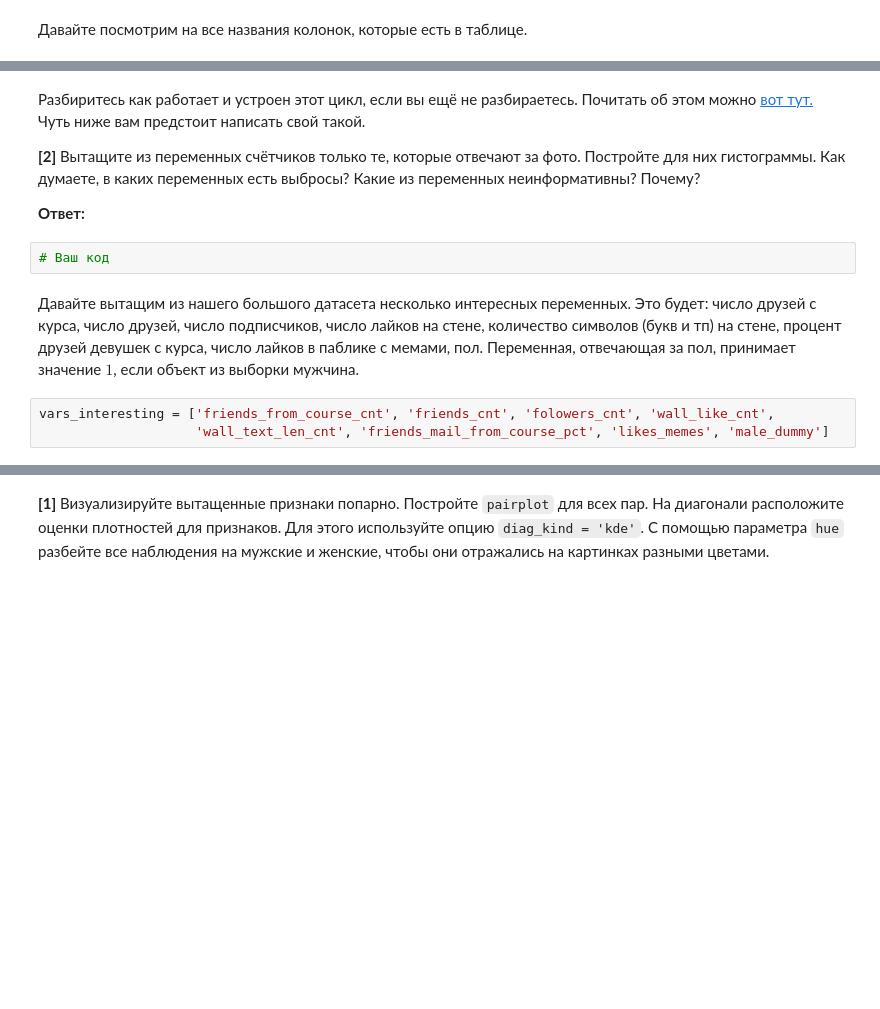
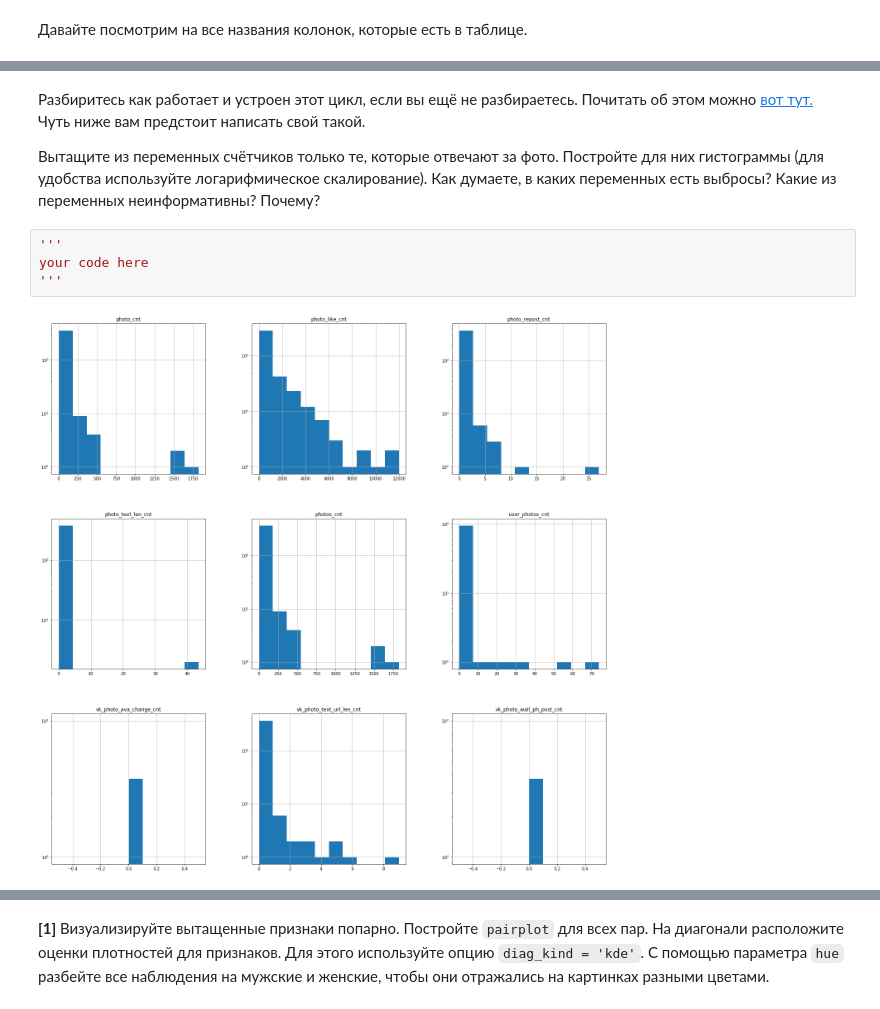
Before and after one commit to FUlyankin/Intro_to_DS, a Jupyter notebook: sem_04_visual/little_hw4_visual.ipynb, the cells around one changed output, grey strips where cells are left out. Saved outputs shown, nothing was run; the diff lists cells and outputs as text; blank space fills up the shorter version.

```diff
--- a/sem_04_visual/little_hw4_visual.ipynb
+++ b/sem_04_visual/little_hw4_visual.ipynb
@@ -68,13 +46,10 @@ variables_cnt
 # %% [markdown]
 Разбиритесь как работает и устроен этот цикл, если вы ещё не разбираетесь. Почитать об этом можно [вот тут.](https://habr.com/ru/post/30232/) Чуть ниже вам предстоит написать свой такой.
 
-__[2]__ Вытащите из переменных счётчиков только те, которые отвечают за фото. Постройте для них гистограммы. Как думаете, в каких переменных есть выбросы? Какие из переменных неинформативны? Почему?
-
-__Ответ:__
+Вытащите из переменных счётчиков только те, которые отвечают за фото. Постройте для них гистограммы (для удобства используйте логарифмическое скалирование). Как думаете, в каких переменных есть выбросы? Какие из переменных неинформативны? Почему?
-# %%
-# Ваш код
-# %% [markdown]
-Давайте вытащим из нашего большого датасета несколько интересных переменных. Это будет: число друзей с курса, число друзей, число подписчиков, число лайков на стене, количество символов (букв и тп) на стене, процент друзей девушек с курса, число лайков в паблике с мемами, пол. Переменная, отвечающая за пол, принимает значение $1$, если объект из выборки мужчина.
-# %%
-vars_interesting = ['friends_from_course_cnt', 'friends_cnt', 'folowers_cnt', 'wall_like_cnt',
-                    'wall_text_len_cnt', 'friends_mail_from_course_pct', 'likes_memes', 'male_dummy']
+# %%
+'''
+your code here
+'''
+# %% [output]
+[figure, added]
```
Also changed, not shown: parts of 33 cells of this notebook, 8 other files.
